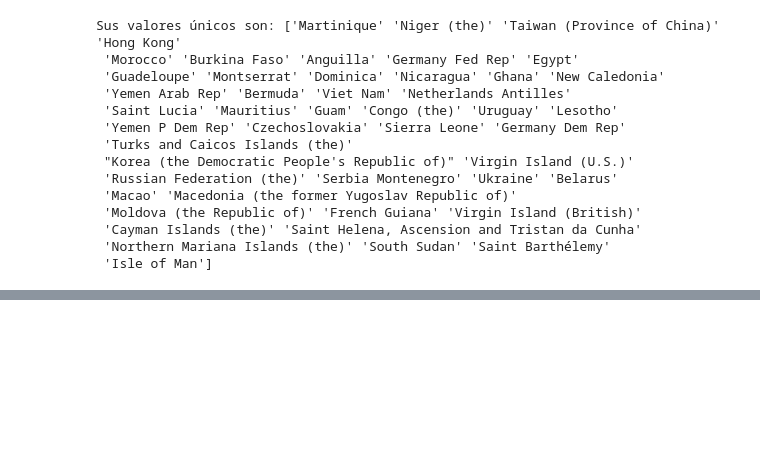
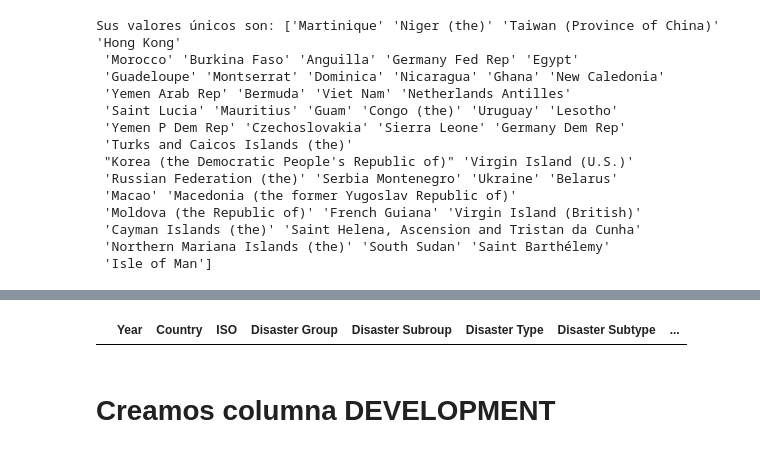
Before and after one commit to mpenacasares/pair-programming-modulo-4-tableau, a Jupyter notebook: EDA_natural_disaster.ipynb, the cells around one changed output, grey strips where cells are left out. Cells and saved outputs as stored; diff of their text form; code cells hidden in the pictures; blank space fills up the shorter version.

```diff
--- a/EDA_natural_disaster.ipynb
+++ b/EDA_natural_disaster.ipynb
@@ -349,0 +375,7 @@ Sus valores únicos son: ['Martinique' 'Niger (the)' 'Taiwan (Province of China)
+# %%
+nan_continent_after = df[df['continent'].isna()]
+nan_continent_after
+# %% [output]
+|  | Year | Country | ISO | Disaster Group | Disaster Subroup | Disaster Type | Disaster Subtype | ... |
+# %% [markdown]
+# Creamos columna DEVELOPMENT
```
Also changed, not shown: parts of 27 cells of this notebook.
